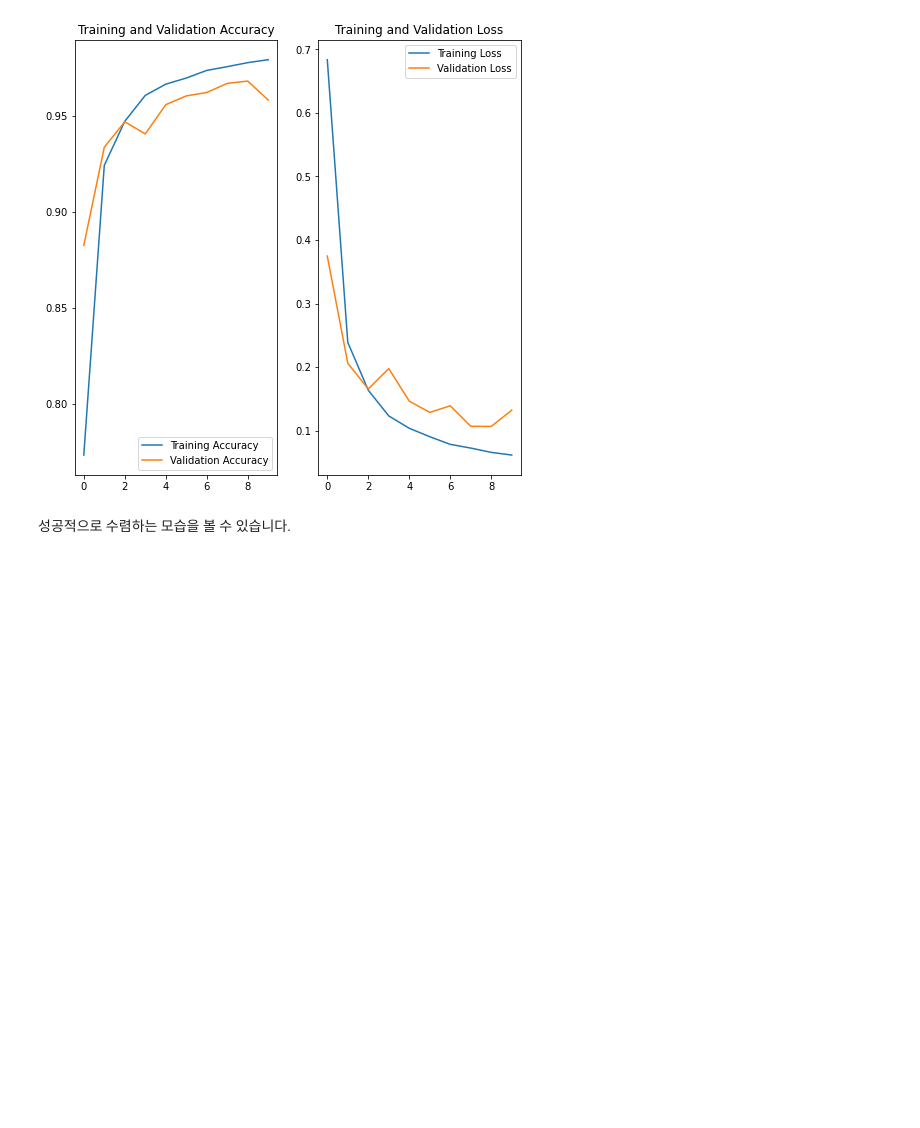
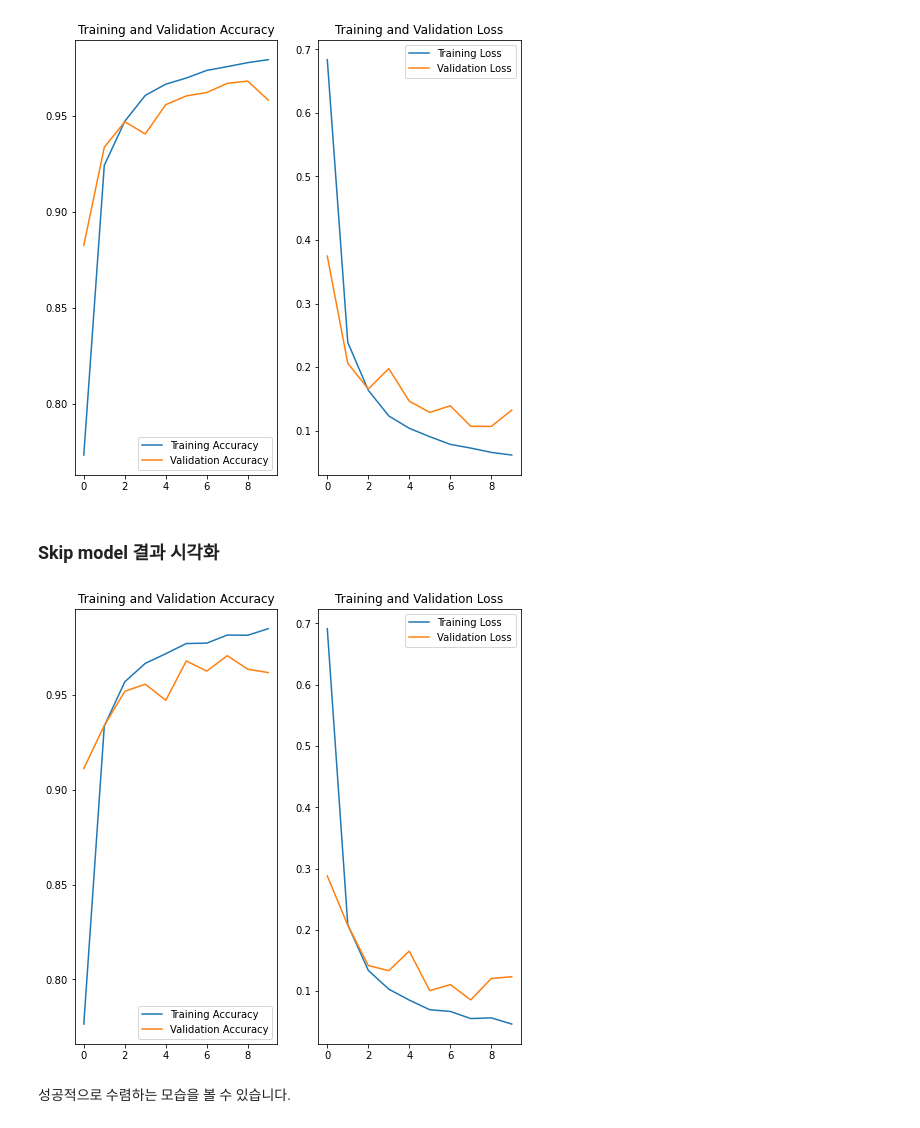
Before and after one commit to PEBpung/Aiffel, a Jupyter notebook: Project/Exploration/E25.Spectrogram_classification.ipynb, the cells around one changed output. Cells and saved outputs as stored; diff of their text form; code cells hidden in the pictures; blank space fills up the shorter version.

```diff
--- a/Project/Exploration/E25.Spectrogram_classification.ipynb
+++ b/Project/Exploration/E25.Spectrogram_classification.ipynb
@@ -187,0 +229,2 @@ _________________________________________________________________
+# %%
+model_wav_skip = skip_model((130, 126, 1))
@@ -222,3 +283,22 @@ Epoch 00004: val_loss did not improve from 0.16570
 Epoch 10/10
 Epoch 00010: val_loss did not improve from 0.10675
 1423/1423 [==============================] - 195s 137ms/step - loss: 0.0617 - accuracy: 0.9791 - val_loss: 0.1324 - val_accuracy: 0.9581
+# %%
+optimizer=tf.keras.optimizers.Adam(1e-4)
+model_wav_skip.compile(loss=tf.keras.losses.CategoricalCrossentropy(from_logits=True),
+             optimizer=optimizer,
+             metrics=['accuracy'])
+# %%
+cp_callback = tf.keras.callbacks.ModelCheckpoint(checkpoint_dir,
+                                                 save_weights_only=True,
+                                                 monitor='val_loss',
+                                                 mode='auto',
+                                                 save_best_only=True,
+                                                 verbose=1)
+# %%
+history_wav_skip = model_wav_skip.fit(train_dataset, epochs=max_epochs,
+                        steps_per_epoch=len(train_wav) // batch_size,
+                        validation_data=test_dataset,
+                        validation_steps=len(test_wav) // batch_size,
+                        callbacks=[cp_callback]
+                        )
@@ -248,6 +348,34 @@ plt.title('Training and Validation Loss')
 plt.show()
 # %% [output]
 [figure]
+# %% [markdown]
+### Skip model 결과 시각화
+# %%
+import matplotlib.pyplot as plt
+
+acc = history_wav_skip.history['accuracy']
+val_acc = history_wav_skip.history['val_accuracy']
+
+loss=history_wav_skip.history['loss']
+val_loss=history_wav_skip.history['val_loss']
+
+epochs_range = range(len(acc))
+
+plt.figure(figsize=(8, 8))
+plt.subplot(1, 2, 1)
+plt.plot(epochs_range, acc, label='Training Accuracy')
+plt.plot(epochs_range, val_acc, label='Validation Accuracy')
+plt.legend(loc='lower right')
+plt.title('Training and Validation Accuracy')
+
+plt.subplot(1, 2, 2)
+plt.plot(epochs_range, loss, label='Training Loss')
+plt.plot(epochs_range, val_loss, label='Validation Loss')
+plt.legend(loc='upper right')
+plt.title('Training and Validation Loss')
+plt.show()
+# %% [output]
+[figure, added]
 # %% [markdown]
 성공적으로 수렴하는 모습을 볼 수 있습니다.
 # %%
```
Also changed, not shown: parts of 11 cells of this notebook.
